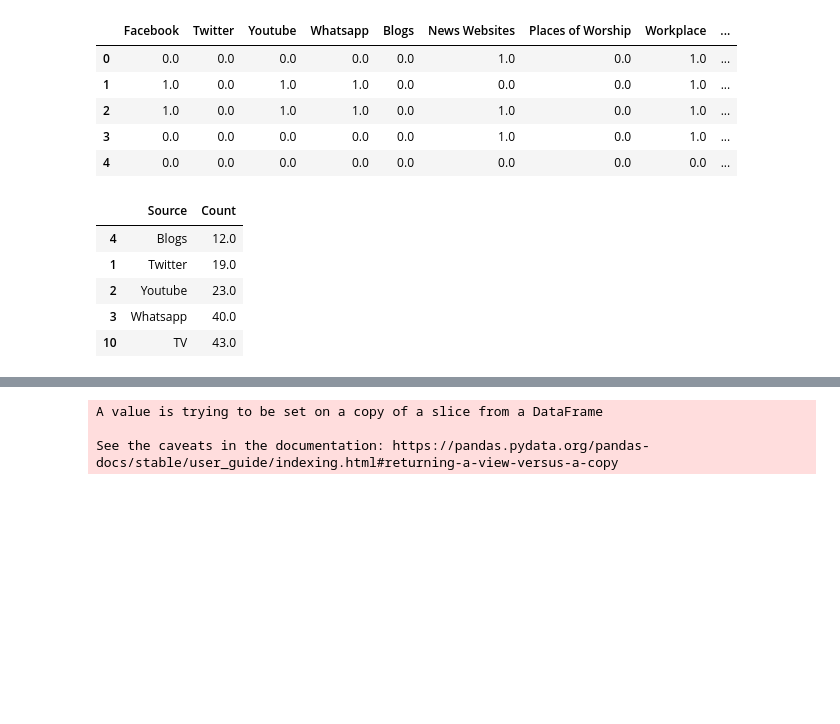
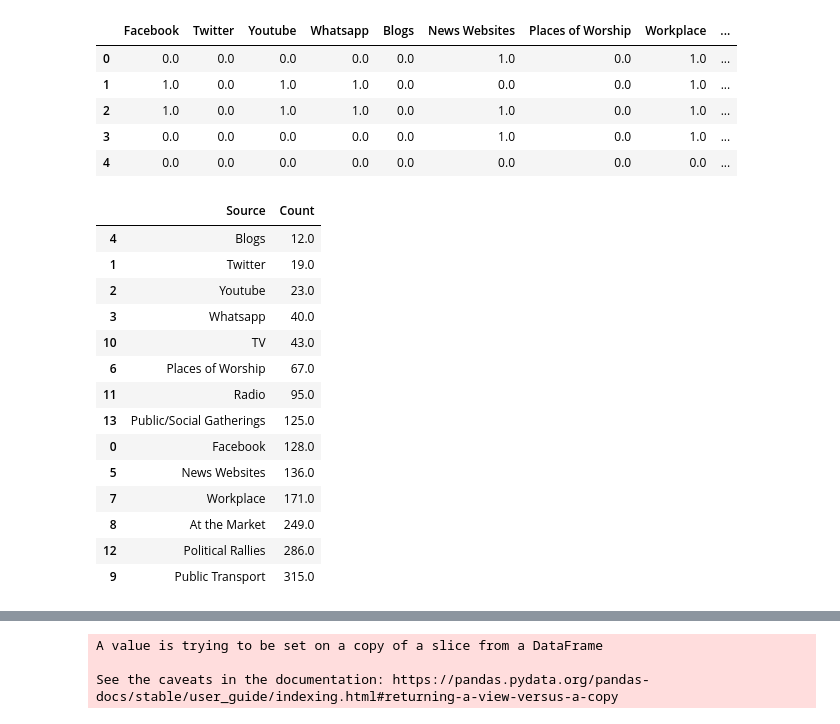
Before and after one commit to ishaterdal/PeaceTech-Lab-CAR-Lexicon, a Jupyter notebook: Ethiopia_Lexicon.ipynb, the cells around one changed output, grey strips where cells are left out. Drawn from its saved outputs; the diff is of its cells as text; code cells hidden in the pictures; blank space fills up the shorter version.

```diff
--- a/Ethiopia_Lexicon.ipynb
+++ b/Ethiopia_Lexicon.ipynb
@@ -382,5 +361,5 @@ ss2.head()
 | 3 | 0.0 | 0.0 | 0.0 | 0.0 | 0.0 | 1.0 | 0.0 | 1.0 | ... |
 | 4 | 0.0 | 0.0 | 0.0 | 0.0 | 0.0 | 0.0 | 0.0 | 0.0 | ... |
 # %%
-ss3_G = ss3[['Facebook','Twitter','Youtube','Whatsapp','Blogs','News Websites','Places of Worship','Workplace','At the Market','Public Transport','TV','Radio','Political Rallies','Public/Social Gatherings','Other']]
+ss2_sec3 = ss2[['Facebook','Twitter','Youtube','Whatsapp','Blogs','News Websites','Places of Worship','Workplace','At the Market','Public Transport','TV','Radio','Political Rallies','Public/Social Gatherings','Other']]
 # %%
@@ -393,14 +372,23 @@ ss3_G.head()
 | 3 | 0.0 | 0.0 | 0.0 | 0.0 | 0.0 | 1.0 | 0.0 | 1.0 | ... |
 | 4 | 0.0 | 0.0 | 0.0 | 0.0 | 0.0 | 0.0 | 0.0 | 0.0 | ... |
 # %%
-source = ss3_G.sum().rename_axis('Source').reset_index(name='Count')
+source = ss2_sec3.sum().rename_axis('Source').reset_index(name='Count')
 # %%
 source = source.sort_values('Count', ascending=True)
-source.head()
+source.head(16)
 # %% [output]
 |  | Source | Count |
 | 4 | Blogs | 12.0 |
 | 1 | Twitter | 19.0 |
 | 2 | Youtube | 23.0 |
 | 3 | Whatsapp | 40.0 |
 | 10 | TV | 43.0 |
+| 6 | Places of Worship | 67.0 |
+| 11 | Radio | 95.0 |
+| 13 | Public/Social Gatherings | 125.0 |
+| 0 | Facebook | 128.0 |
+| 5 | News Websites | 136.0 |
+| 7 | Workplace | 171.0 |
+| 8 | At the Market | 249.0 |
+| 12 | Political Rallies | 286.0 |
+| 9 | Public Transport | 315.0 |
```
Also changed, not shown: parts of 29 cells of this notebook.
